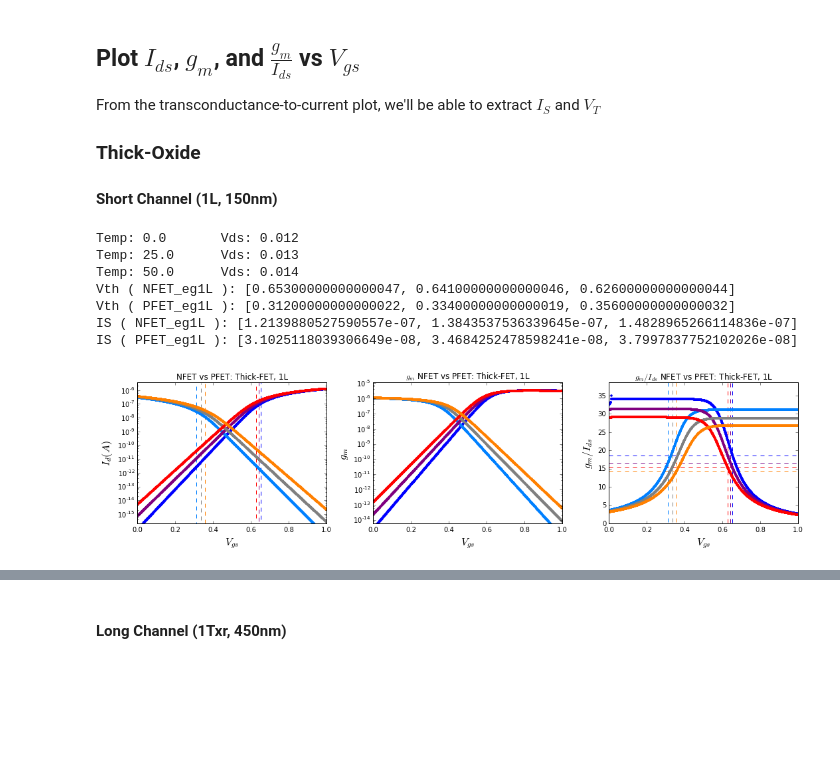
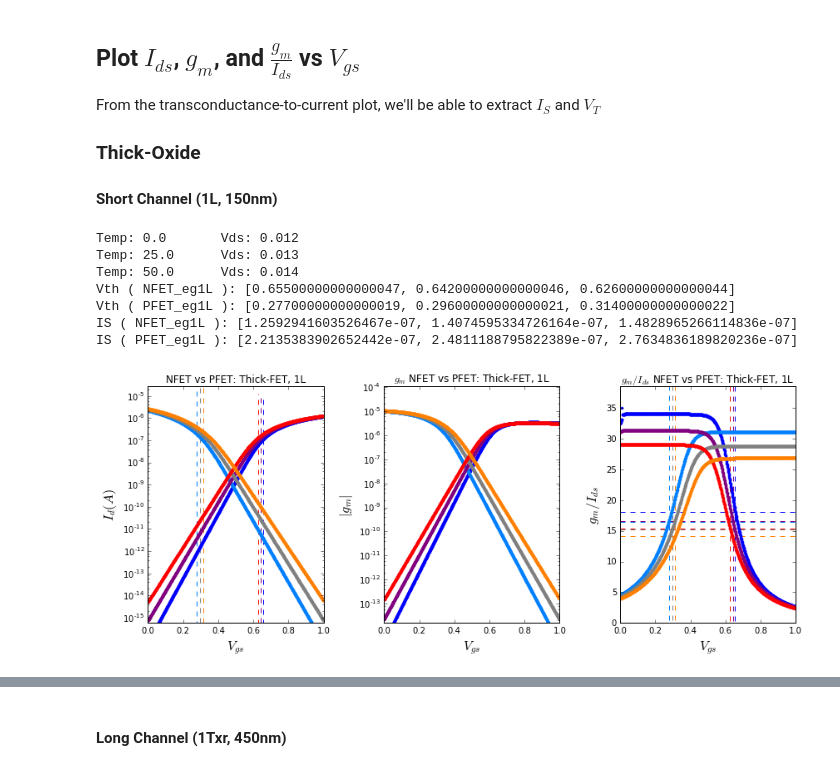
Before and after one commit to twinoza/TwinPyNB, a Jupyter notebook: FETCharacterization/FET_ParamExtract.ipynb, the cells around one changed output, grey strips where cells are left out. Drawn from its saved outputs; the diff is of its cells as text; code cells hidden in the pictures; blank space fills up the shorter version.

```diff
--- a/FETCharacterization/FET_ParamExtract.ipynb
+++ b/FETCharacterization/FET_ParamExtract.ipynb
@@ -447,7 +694,8 @@ def printSFInfo(temps, SFs, gammas, vFermis):
 # %% [markdown]
 # Get general data from the files
 # %%
-folderRoot = "/home/noza/work/Braindrop/CDB/BDTests/NFET_test/IV_Sim_Results/ParamExtract/"
+folderRoot = "/home/noza/work/Braindrop/CDB/BDTests/NFET_test/IV_Sim_Results/ExtractParams/"
+folderRoot = "/home/noza/work/data/FET_tests/ExtractParams/"
 folderRoot_P = "/home/noza/work/Braindrop/CDB/BDTests/PFET_test/IV_Sim_Results/ExtractParams/"
 
 #paramFileName = folderRoot + "ParamAnalysisVals_VgSweep.csv"
@@ -502,17 +750,16 @@ From the transconductance-to-current plot, we'll be able to extract $I_S$ and $V
 ### Thick-Oxide
 #### Short Channel (1L, 150nm)
 # %%
-figsize(15,4)
 Vths_N_eg1L, IS_N_eg1L, Vths_P_eg1L, IS_P_eg1L = compareFETs(("NFET_eg1L", "PFET_eg1L"),
-            (folderRoot, folderRoot_P),
+            (folderRoot, folderRoot),
             "NFET vs PFET: Thick-FET, 1L",
             curveType="IdsVgsCurve")
 # %% [output]
 Temp: 0.0       Vds: 0.012
 Temp: 25.0      Vds: 0.013
 Temp: 50.0      Vds: 0.014
-Vth ( NFET_eg1L ): [0.65300000000000047, 0.64100000000000046, 0.62600000000000044]
-Vth ( PFET_eg1L ): [0.31200000000000022, 0.33400000000000019, 0.35600000000000032]
-IS ( NFET_eg1L ): [1.2139880527590557e-07, 1.3843537536339645e-07, 1.4828965266114836e-07]
-IS ( PFET_eg1L ): [3.1025118039306649e-08, 3.4684252478598241e-08, 3.7997837752102026e-08]
+Vth ( NFET_eg1L ): [0.65500000000000047, 0.64200000000000046, 0.62600000000000044]
+Vth ( PFET_eg1L ): [0.27700000000000019, 0.29600000000000021, 0.31400000000000022]
+IS ( NFET_eg1L ): [1.2592941603526467e-07, 1.4074595334726164e-07, 1.4828965266114836e-07]
+IS ( PFET_eg1L ): [2.2135383902652442e-07, 2.4811188795822389e-07, 2.7634836189820236e-07]
-[figure, old version]
+[figure, new version]
```
Also changed, not shown: parts of 47 cells of this notebook, 1 other file.
